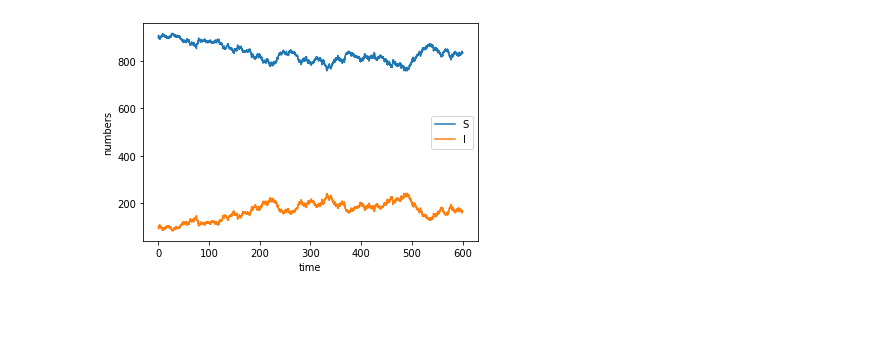
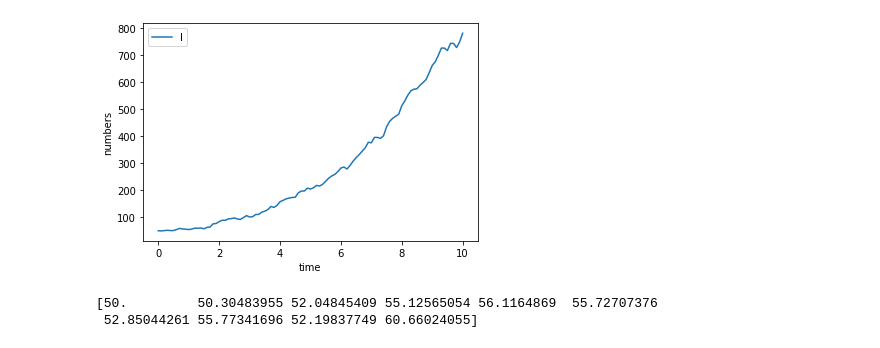
Before and after one commit to donajialej/Intro2StochasticSim, a Jupyter notebook: BirthDeath_SDE.ipynb, the cells around one changed output. Cells and saved outputs as stored; diff of their text form; code cells hidden in the pictures; blank space fills up the shorter version.

```diff
--- a/BirthDeath_SDE.ipynb
+++ b/BirthDeath_SDE.ipynb
@@ -14,17 +9,14 @@ Then, let's define our Euler-Maruyama initial steps:
 # %%
-N = 1000
-gama = 0.1
-beta =  1/(N*8)
+delta = 1
+mu =  1/.8
 
-tmax = 600
+tmax = 10
 dt = 0.1
 times = np.arange(0, tmax+dt, dt)
 NumberOfSteps = len(times)
 
-S = np.zeros(NumberOfSteps)
 I = np.zeros(NumberOfSteps)
+I[0] = 50
 
-I[0] = 100
-S[0] = N - I[0]
 
-Etas=random.randn(2,NumberOfSteps)
+Etas=random.randn(NumberOfSteps)
@@ -37,27 +23,25 @@ $$ I(t+dt) = I(t)+(\beta S(t)I(t) -\gamma I(t))dt + \sqrt{\beta S(t)I(t) dt} \et
 # %%
 
 for i in range(NumberOfSteps-1):
     if I[i] <=0:
-        print(i)
         I[i] = 0
-        S[i:] = N
         break
-    a = beta * S[i] * I[i] * dt
-    b = gama * I[i] * dt
-
-    S[i+1] = S[i] - a + b - np.sqrt(a) * Etas[0,i] + np.sqrt(b) * Etas[1,i]
-    I[i+1] = I[i] + a - b + np.sqrt(a) * Etas[0,i] - np.sqrt(b) * Etas[1,i]
-    #I[i+1] = N - S[i]
-
+    a = (mu - delta) * I[i] * dt
+    b = (mu + delta) * I[i] * dt
+    I[i+1] = I[i] + a + np.sqrt(b) * Etas[i]
 
 
 ##Once you've created a random walk (or other algorithm) you might want to display it
 plt.figure()
-plt.plot(times,S,label='S')
-plt.plot(times,I,label='I')
+plt.plot(times, I, label='I')
 plt.xlabel('time')
 plt.ylabel('numbers')
 plt.legend()
 plt.show()
 # %% [output]
-[figure, old version]
+[figure, new version]
+# %%
+print(I[0:10])
+# %% [output]
+[50.         50.30483955 52.04845409 55.12565054 56.1164869  55.72707376
+ 52.85044261 55.77341696 52.19837749 60.66024055]
```
Also changed, not shown: parts of 4 cells of this notebook.
